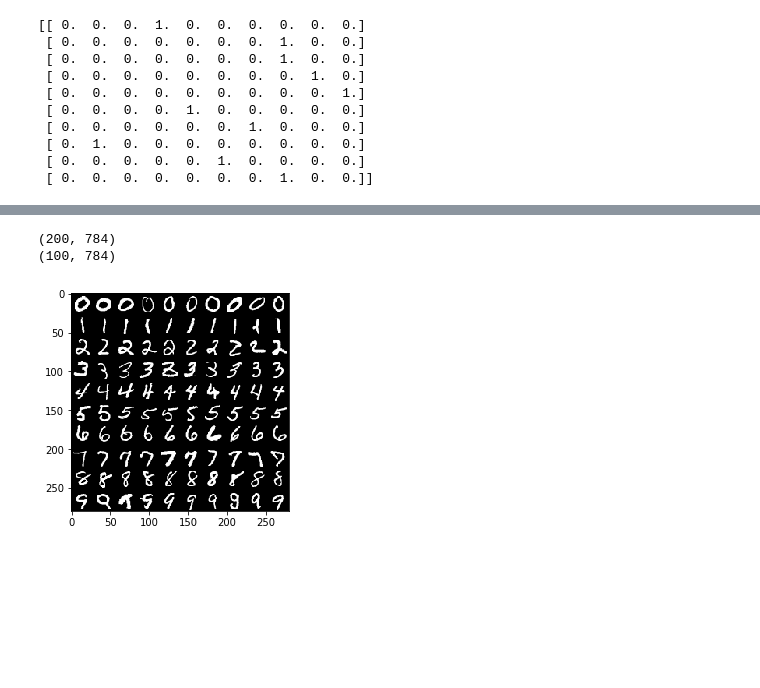
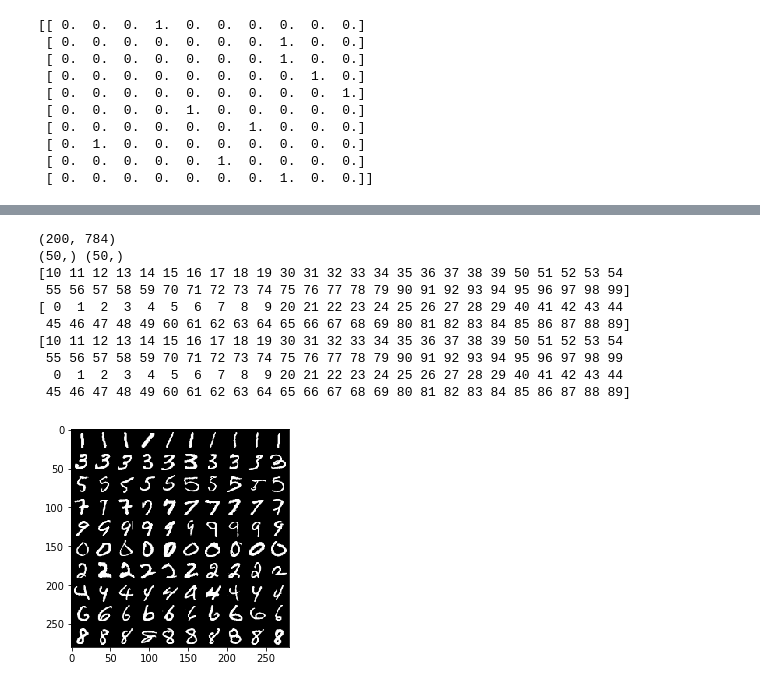
Before and after one commit to williamwhe/privateGAN, a Jupyter notebook: Testing Dataset class.ipynb, the cells around one changed output, grey strips where cells are left out. Cells and saved outputs as stored; diff of their text form; code cells hidden in the pictures; blank space fills up the shorter version.

Commit message:
Polished image saving system

```diff
--- a/Testing Dataset class.ipynb
+++ b/Testing Dataset class.ipynb
@@ -137,29 +121,47 @@ print categorical_labels
 # %%
-# data, label, target = loader.next_batch(batch_size)
-
+data, label, target = loader.next_batch(batch_size)
+import numpy as np
+import matplotlib.pyplot as plt
 categorical_labels = np.argmax(label, axis=1)
 
 
 print data.shape
 
 fake_samples = [[] for _ in range(loader._num_labels)]
 fake_noise = [[] for _ in range(loader._num_labels)]
 
 for lbl in range(loader._num_labels):
     if len(fake_samples[lbl]) < 10:
         idx = np.where(categorical_labels == lbl)[0]
         if idx.shape[0] >= 10:
             selected_idx = idx[:10]
             fake_samples[lbl] = data[selected_idx]
             fake_noise[lbl] = target[selected_idx]
 
 fake_samples = np.reshape(np.array(fake_samples), [100, -1])
-print fake_samples.shape
 
-imgs = merge(fake_samples, [10, 10])
+all_idx = np.arange(100)
+odds = np.where((all_idx / 10) % 2 == 1)[0]
+evens = np.where((all_idx / 10) % 2 == 0)[0]
+print odds.shape, evens.shape
+order = np.concatenate((odds, evens))
+
+print odds
+print evens
+print order
+
+imgs = merge(fake_samples[order], [10, 10])
 plt.imshow(imgs, cmap=plt.cm.Greys_r)
 plt.show()
 # %% [output]
 (200, 784)
-(100, 784)
+(50,) (50,)
+[10 11 12 13 14 15 16 17 18 19 30 31 32 33 34 35 36 37 38 39 50 51 52 53 54
+ 55 56 57 58 59 70 71 72 73 74 75 76 77 78 79 90 91 92 93 94 95 96 97 98 99]
+[ 0  1  2  3  4  5  6  7  8  9 20 21 22 23 24 25 26 27 28 29 40 41 42 43 44
+ 45 46 47 48 49 60 61 62 63 64 65 66 67 68 69 80 81 82 83 84 85 86 87 88 89]
+[10 11 12 13 14 15 16 17 18 19 30 31 32 33 34 35 36 37 38 39 50 51 52 53 54
+ 55 56 57 58 59 70 71 72 73 74 75 76 77 78 79 90 91 92 93 94 95 96 97 98 99
+  0  1  2  3  4  5  6  7  8  9 20 21 22 23 24 25 26 27 28 29 40 41 42 43 44
+ 45 46 47 48 49 60 61 62 63 64 65 66 67 68 69 80 81 82 83 84 85 86 87 88 89]
-[figure, old version]
+[figure, new version]
```
Also changed, not shown: parts of 1 cell of this notebook, 2 other files.
